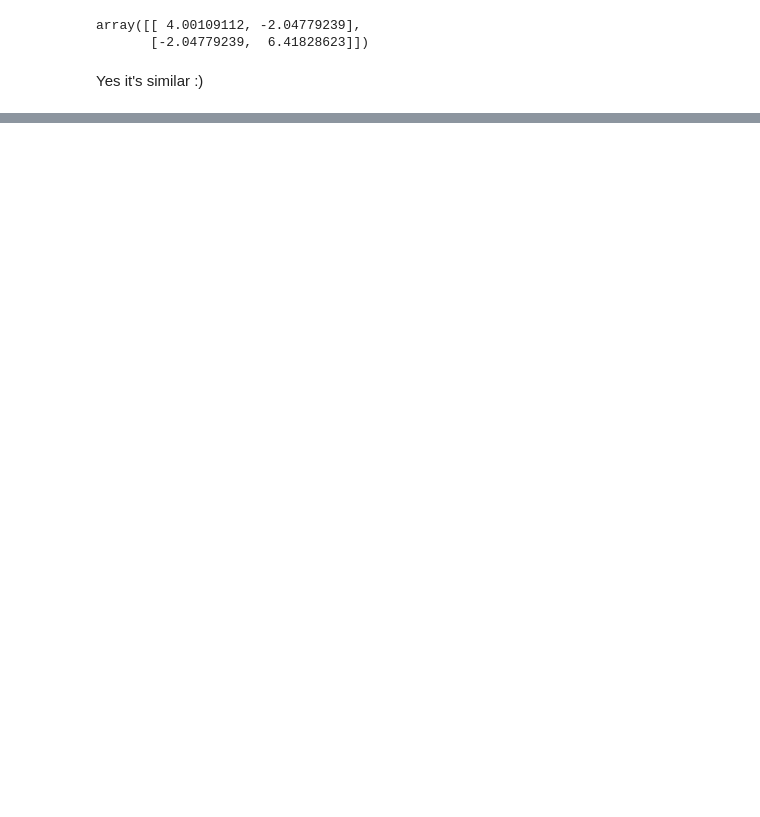
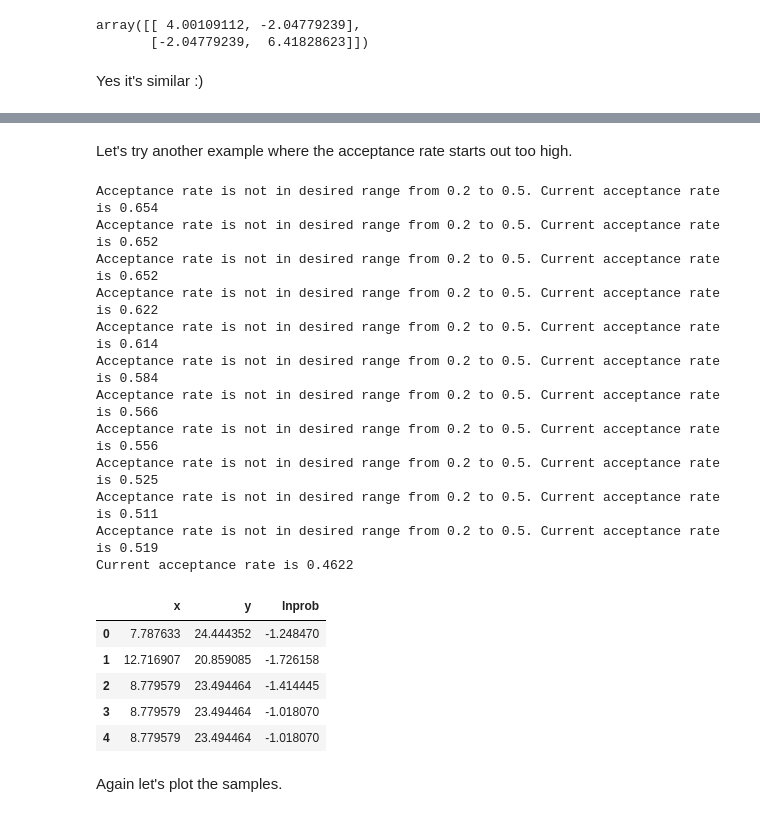
Before and after one commit to Xinhong111/Bi203, a Jupyter notebook: sandbox/hw7.1.ipynb, the cells around one changed output, grey strips where cells are left out. Cells and saved outputs as stored; diff of their text form; code cells hidden in the pictures; blank space fills up the shorter version.

```diff
--- a/sandbox/hw7.1.ipynb
+++ b/sandbox/hw7.1.ipynb
@@ -215,0 +239,36 @@ Yes it's similar :)
+# %% [markdown]
+Let's try another example where the acceptance rate starts out too high.
+# %%
+# Choose arbitrary x0 and sigma
+x0 = np.array([5, 5])
+sigma = np.array([[4, -2],[-2, 2]])
+
+# Take samples
+df_samples, accept_rate = mh_sample(log_test_distribution, x0, sigma, args=(mu, inv_cov), n_burn=1000, n_steps=5000, variable_names=None)
+while accept_rate < 0.2 or accept_rate > 0.5:
+    sigma = tune_sigma(accept_rate, sigma)
+    df_samples, accept_rate = mh_sample(log_test_distribution, x0, sigma, args=(mu, inv_cov), n_burn=1000, n_steps=5000, variable_names=None)
+
+# Take a look
+df_samples.head()
+# %% [output]
+Acceptance rate is not in desired range from 0.2 to 0.5. Current acceptance rate is 0.654
+Acceptance rate is not in desired range from 0.2 to 0.5. Current acceptance rate is 0.652
+Acceptance rate is not in desired range from 0.2 to 0.5. Current acceptance rate is 0.652
+Acceptance rate is not in desired range from 0.2 to 0.5. Current acceptance rate is 0.622
+Acceptance rate is not in desired range from 0.2 to 0.5. Current acceptance rate is 0.614
+Acceptance rate is not in desired range from 0.2 to 0.5. Current acceptance rate is 0.584
+Acceptance rate is not in desired range from 0.2 to 0.5. Current acceptance rate is 0.566
+Acceptance rate is not in desired range from 0.2 to 0.5. Current acceptance rate is 0.556
+Acceptance rate is not in desired range from 0.2 to 0.5. Current acceptance rate is 0.525
+Acceptance rate is not in desired range from 0.2 to 0.5. Current acceptance rate is 0.511
+Acceptance rate is not in desired range from 0.2 to 0.5. Current acceptance rate is 0.519
+Current acceptance rate is 0.4622
+|  | x | y | lnprob |
+| 0 | 7.787633 | 24.444352 | -1.248470 |
+| 1 | 12.716907 | 20.859085 | -1.726158 |
+| 2 | 8.779579 | 23.494464 | -1.414445 |
+| 3 | 8.779579 | 23.494464 | -1.018070 |
+| 4 | 8.779579 | 23.494464 | -1.018070 |
+# %% [markdown]
+Again let's plot the samples.
```
Also changed, not shown: parts of 26 cells of this notebook.
